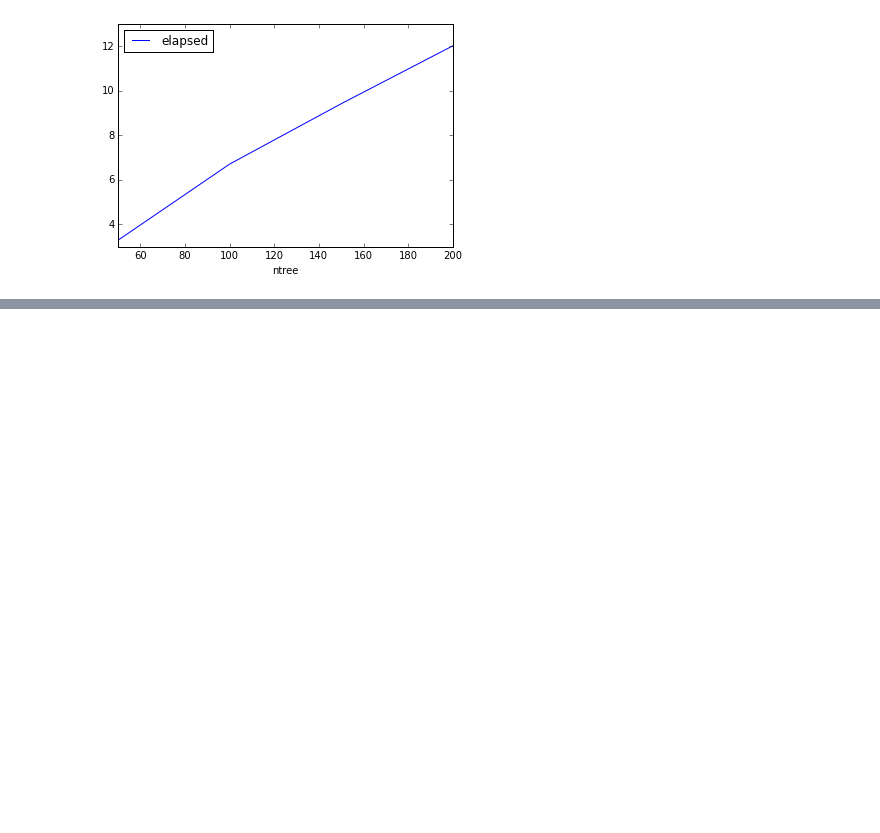
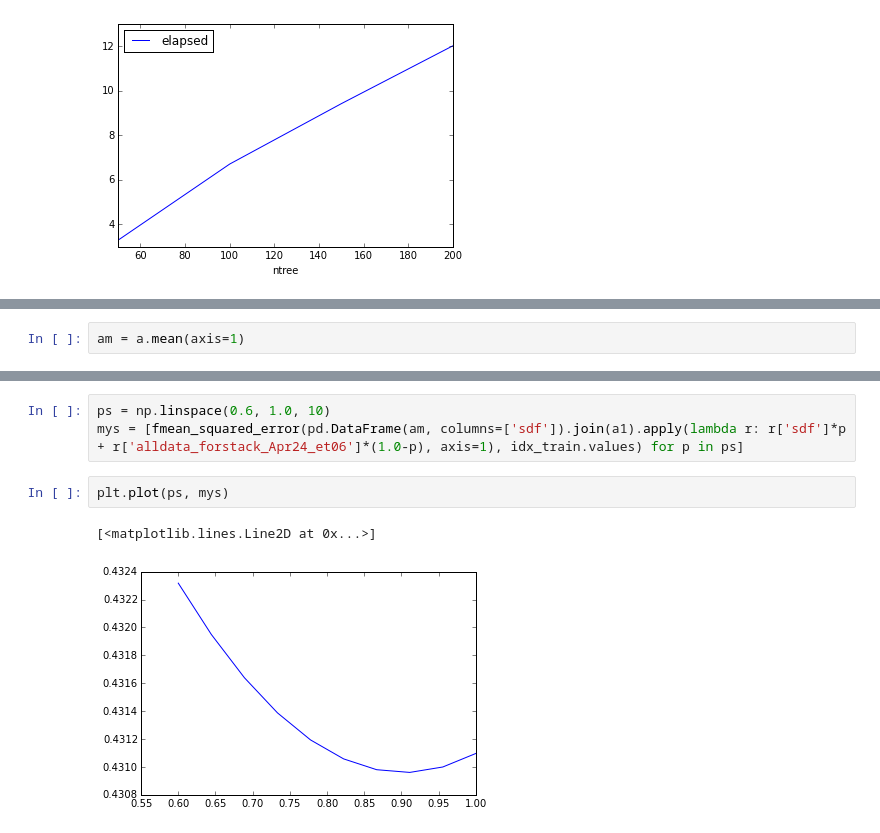
Before and after one commit to Bekbolatov/kaggle, a Jupyter notebook: events/hd/notebooks/features5_alexander.ipynb, the cells around one changed output, grey strips where cells are left out. Cells and saved outputs as stored; diff of their text form; blank space fills up the shorter version.

```diff
--- a/events/hd/notebooks/features5_alexander.ipynb
+++ b/events/hd/notebooks/features5_alexander.ipynb
@@ -912,0 +1030,2 @@ a.plot(x='ntree', y='elapsed')
+# %%
+am = a.mean(axis=1)
@@ -912,0 +1096,8 @@ a.plot(x='ntree', y='elapsed')
+# %%
+ps = np.linspace(0.6, 1.0, 10)
+mys = [fmean_squared_error(pd.DataFrame(am, columns=['sdf']).join(a1).apply(lambda r: r['sdf']*p + r['alldata_forstack_Apr24_et06']*(1.0-p), axis=1), idx_train.values) for p in ps]
+# %%
+plt.plot(ps, mys)
+# %% [output]
+[<matplotlib.lines.Line2D at 0x...>]
+[figure, added]
```
Also changed, not shown: parts of 30 cells of this notebook, 2 other files.
